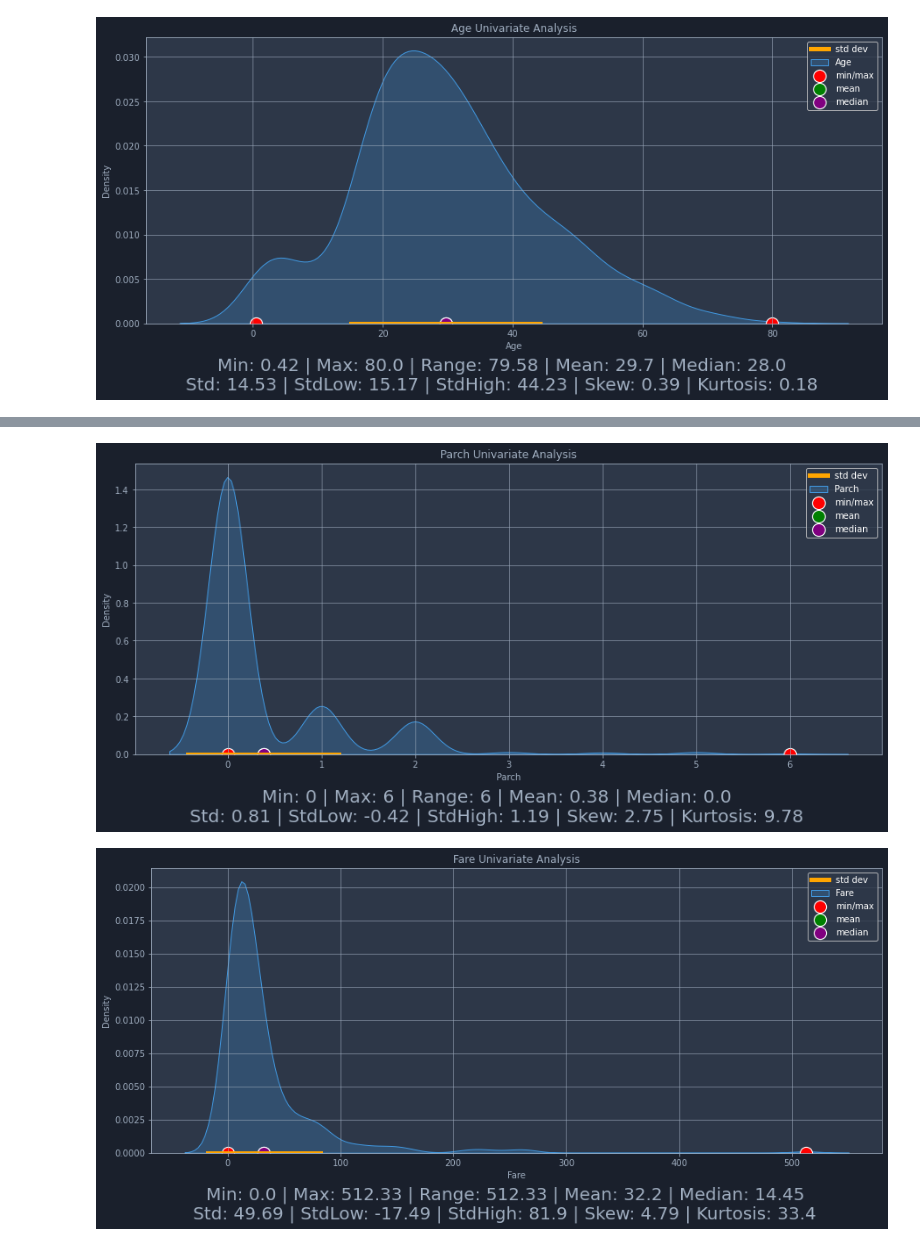
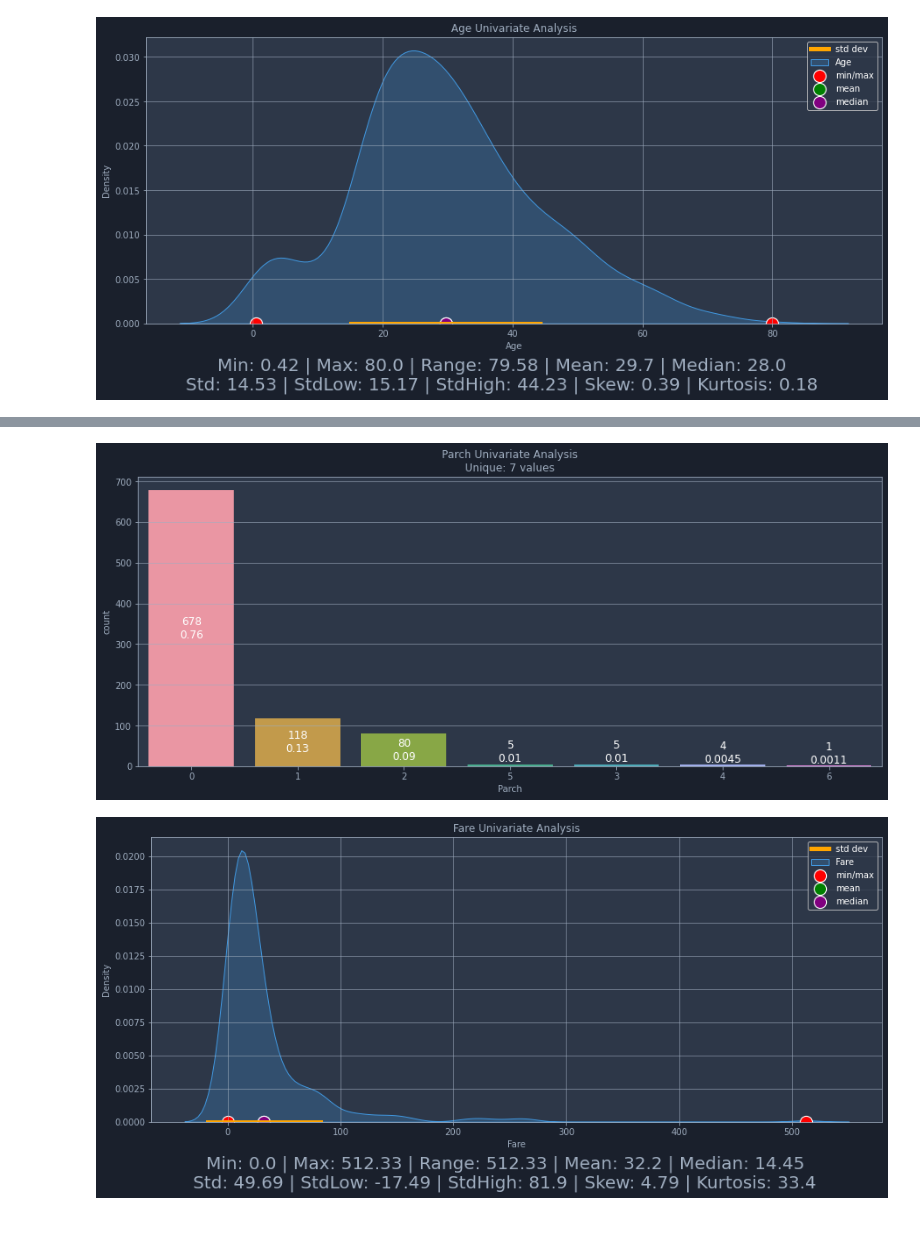
Before and after one commit to Devwulf/road-to-data-science, a Jupyter notebook: machine-learning/Titanic Kaggle Competition.ipynb, the cells around one changed output, grey strips where cells are left out. Saved outputs shown, nothing was run; the diff lists cells and outputs as text; code cells hidden in the pictures.

```diff
--- a/machine-learning/Titanic Kaggle Competition.ipynb
+++ b/machine-learning/Titanic Kaggle Competition.ipynb
@@ -134,7 +195,7 @@ UVANumeric(train, "SibSp")
 # %%
-UVANumeric(train, "Parch")
+UVACategory(train, "Parch")
 # %% [output]
-[figure, old version]
+[figure, new version]
 # %%
 UVANumeric(train, "Fare")
 # %% [output]
```
Also changed, not shown: parts of 17 cells of this notebook, 4 other files.
